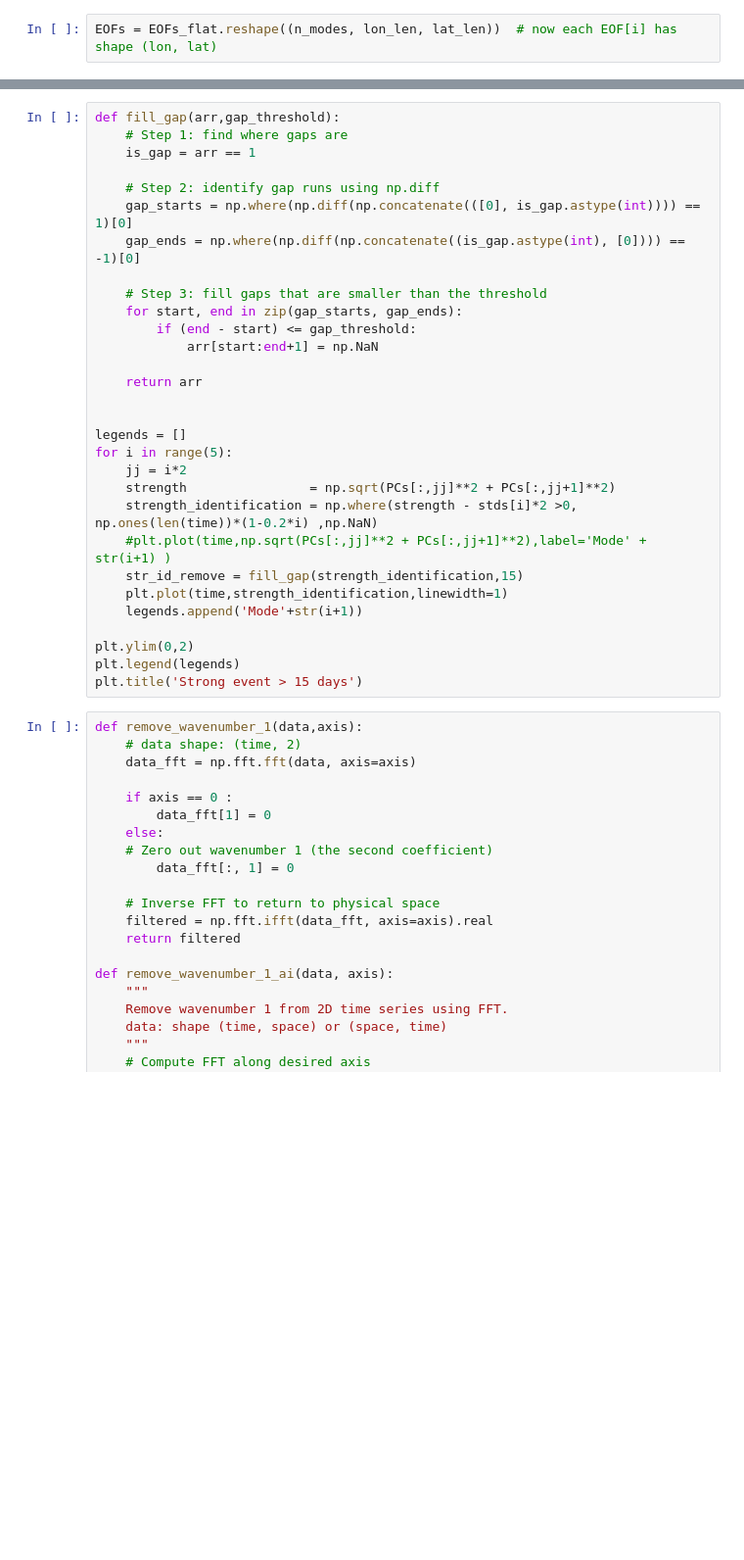
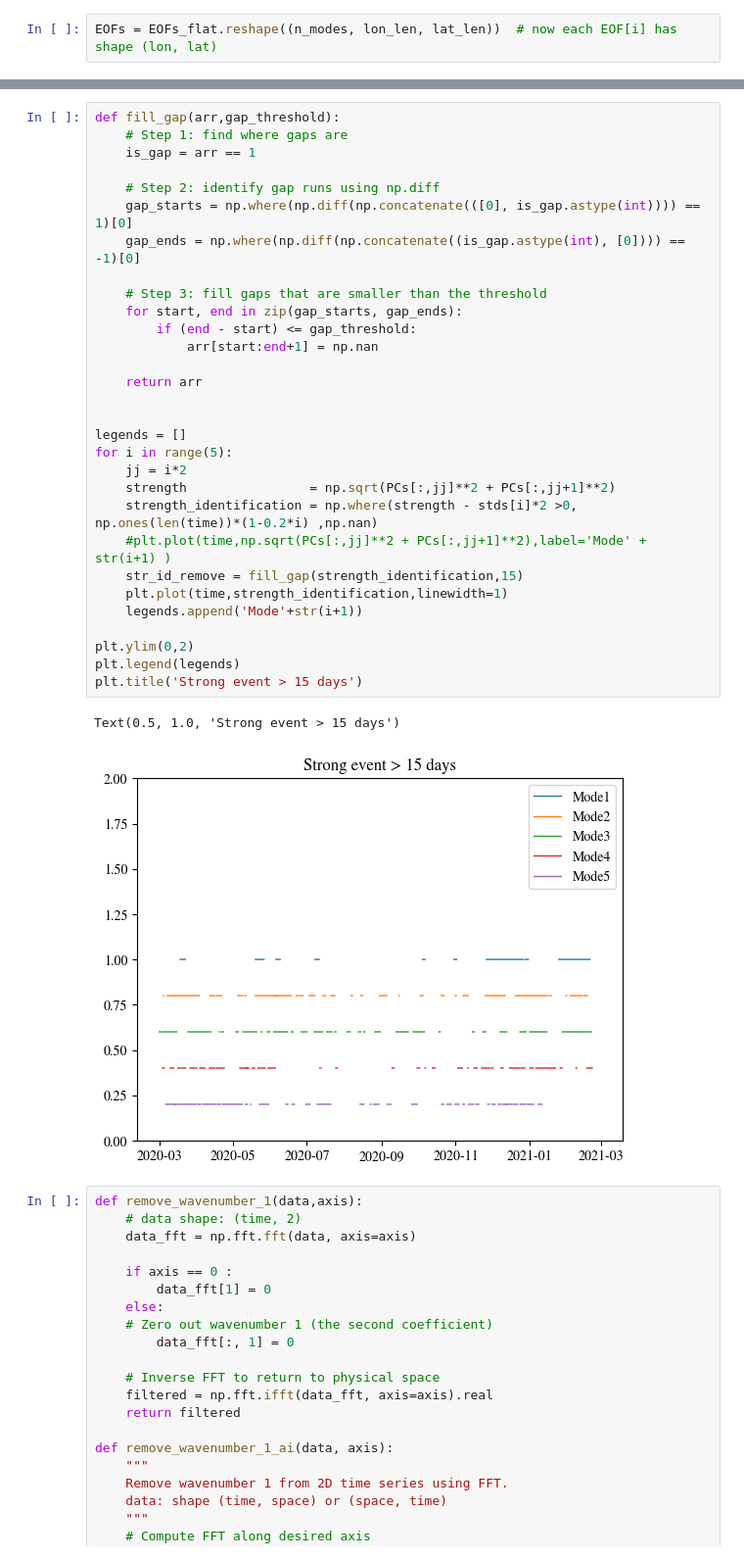
Before and after one commit to RayKueh/hackthon2025, a Jupyter notebook: hovmoller.ipynb, the cells around one changed output, grey strips where cells are left out. Shown at 98% size. Drawn from its saved outputs; the diff is of its cells as text; blank space fills up the shorter version.

Commit message:
figure

```diff
--- a/hovmoller.ipynb
+++ b/hovmoller.ipynb
@@ -473,33 +526,36 @@ plt.title('Overall strength, EOF modes=40')
 # %%
 def fill_gap(arr,gap_threshold):
     # Step 1: find where gaps are
     is_gap = arr == 1
 
     # Step 2: identify gap runs using np.diff
     gap_starts = np.where(np.diff(np.concatenate(([0], is_gap.astype(int)))) == 1)[0]
     gap_ends = np.where(np.diff(np.concatenate((is_gap.astype(int), [0]))) == -1)[0]
 
     # Step 3: fill gaps that are smaller than the threshold
     for start, end in zip(gap_starts, gap_ends):
         if (end - start) <= gap_threshold:
-            arr[start:end+1] = np.NaN
+            arr[start:end+1] = np.nan
 
     return arr
 
 
 legends = []
 for i in range(5):
     jj = i*2
     strength                = np.sqrt(PCs[:,jj]**2 + PCs[:,jj+1]**2)
-    strength_identification = np.where(strength - stds[i]*2 >0, np.ones(len(time))*(1-0.2*i) ,np.NaN)
+    strength_identification = np.where(strength - stds[i]*2 >0, np.ones(len(time))*(1-0.2*i) ,np.nan)
     #plt.plot(time,np.sqrt(PCs[:,jj]**2 + PCs[:,jj+1]**2),label='Mode' + str(i+1) )
     str_id_remove = fill_gap(strength_identification,15)
     plt.plot(time,strength_identification,linewidth=1)
     legends.append('Mode'+str(i+1))
 
 plt.ylim(0,2)
 plt.legend(legends)
 plt.title('Strong event > 15 days')
+# %% [output]
+Text(0.5, 1.0, 'Strong event > 15 days')
+[figure, added]
 # %%
 def remove_wavenumber_1(data,axis):
     # data shape: (time, 2)
```
Also changed, not shown: parts of 15 cells of this notebook, 2 other files.
